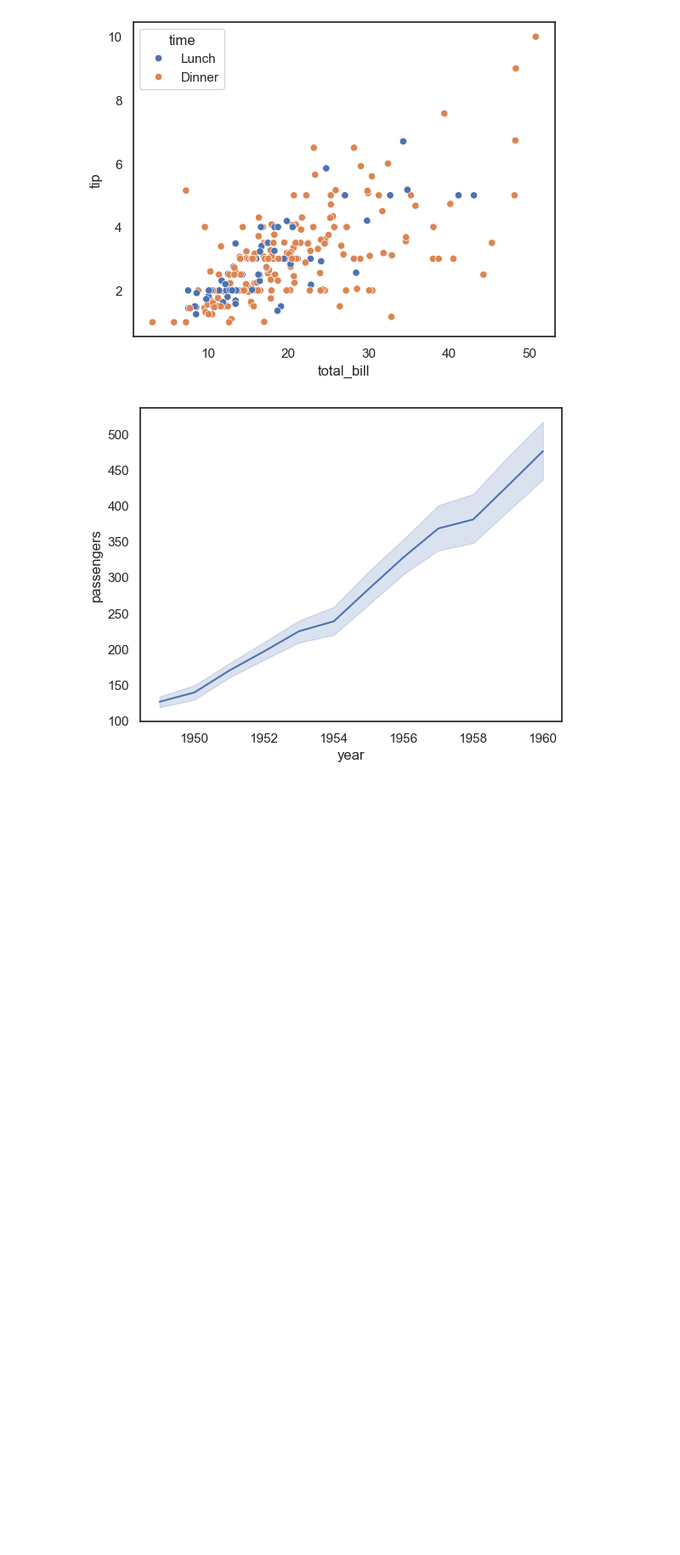
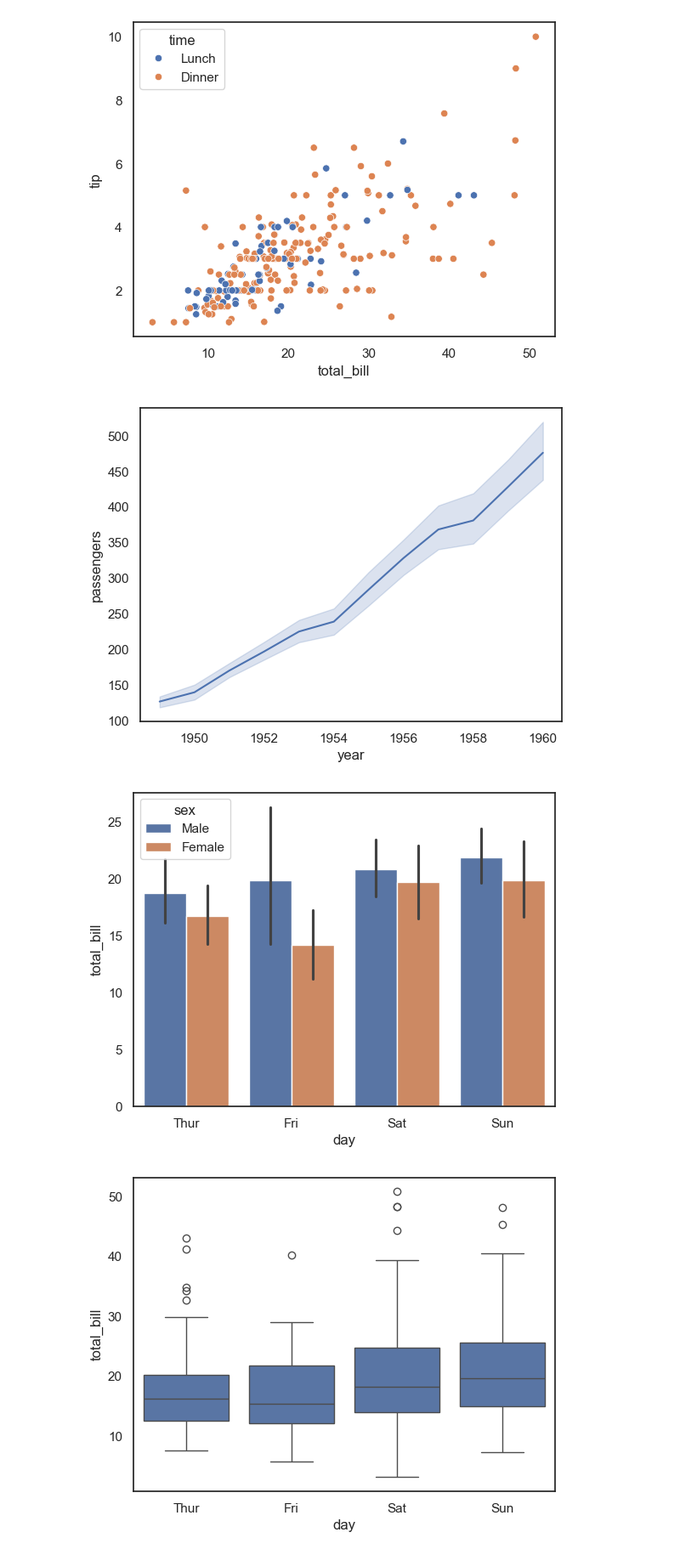
Before and after one commit to Ferdous-M/AI-ML, a Jupyter notebook: Data Visualization/seaborn.ipynb, the cells around one changed output. Shown at 85% size. Drawn from its saved outputs; the diff is of its cells as text; code cells hidden in the pictures; blank space fills up the shorter version.

```diff
--- a/Data Visualization/seaborn.ipynb
+++ b/Data Visualization/seaborn.ipynb
@@ -93,3 +93,23 @@ plt.show()
 4       24.59  3.61  Female     No  Sun  Dinner     4
 [figure]
 [figure]
+# %%
+# Bar plot
+sns.barplot(
+    data=tips,
+    x="day",
+    y="total_bill",
+    hue="sex"
+)
+plt.show()
+
+# Box plot
+sns.boxplot(
+    data=tips,
+    x="day",
+    y="total_bill"
+)
+plt.show()
+# %% [output]
+[figure, added]
+[figure, added]
```
Also changed, not shown: 1 other file.
